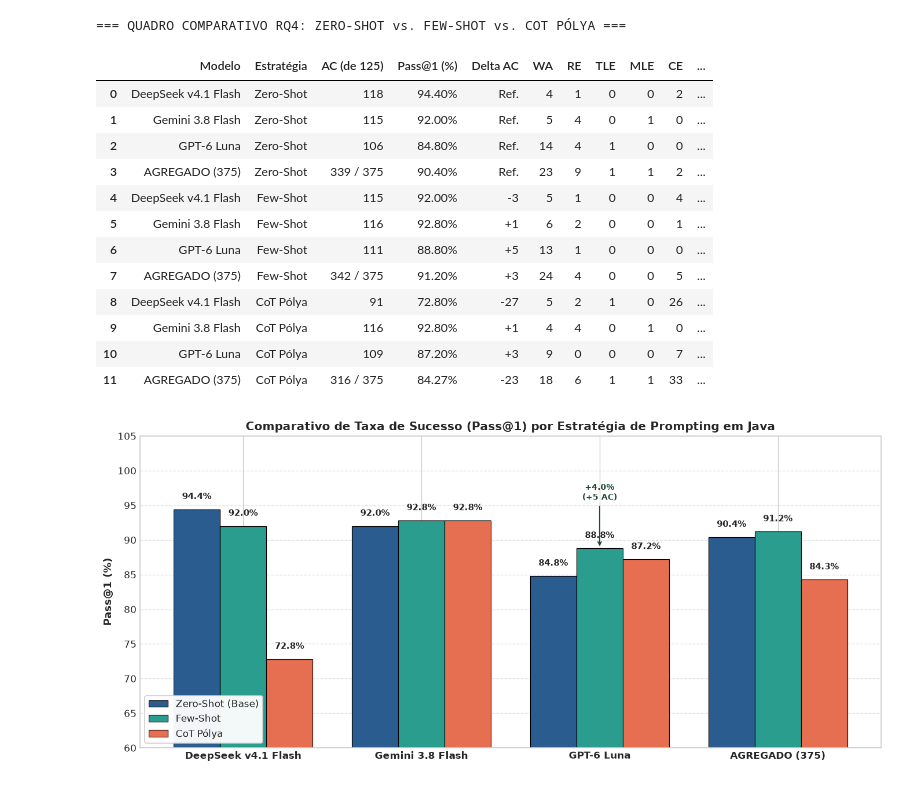
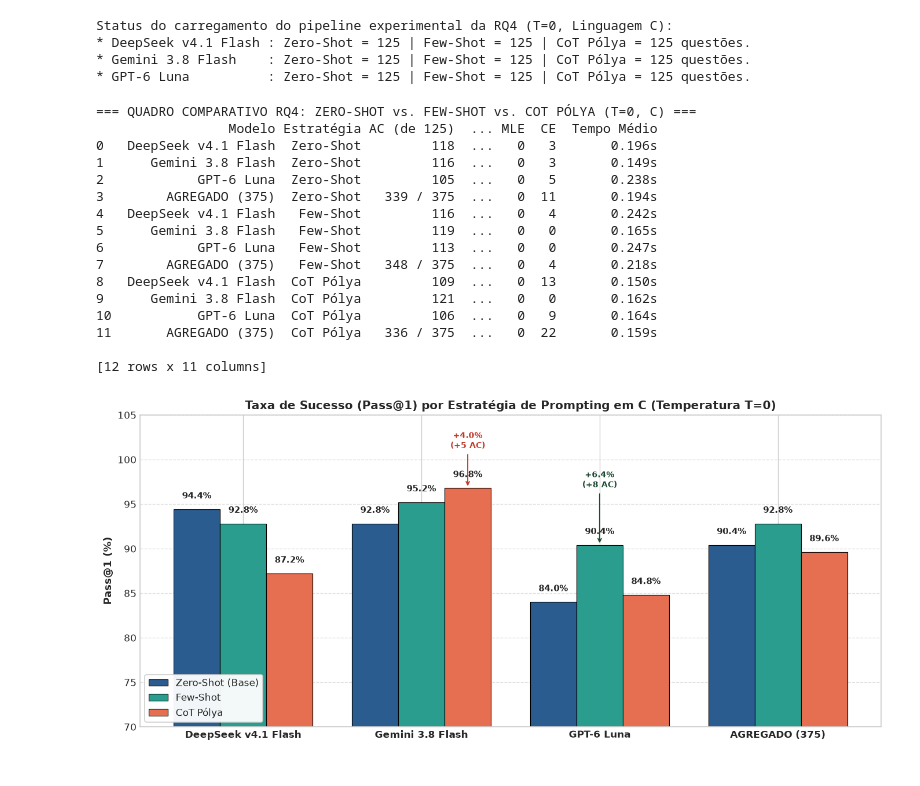
Before and after one commit to mestrevh/competitive-programming-bench, a Jupyter notebook: metrics/rq4.ipynb, the cells around one changed output. Saved outputs shown, nothing was run; the diff lists cells and outputs as text; code cells hidden in the pictures.

```diff
--- a/metrics/rq4.ipynb
+++ b/metrics/rq4.ipynb
@@ -190,8 +228,7 @@ display(df_baseline)
 # %%
-# Gráfico 1: Vereditos e Taxas de Acerto no Baseline Zero-Shot em Java
+# Gráfico 1: Vereditos e Taxas de Acerto no Baseline Zero-Shot em C (T=0)
 fig, (ax1, ax2) = plt.subplots(1, 2, figsize=(13.5, 4.8), gridspec_kw={'width_ratios': [1.5, 1]})
 
-# 1a. Decomposição de Vereditos por Modelo
 x = np.arange(len(main_models))
 bottom = np.zeros(len(main_models))
 
@@ -205,22 +242,21 @@ for v in verdict_order:
                          color='white' if v in ['AC', 'WA', 'RE'] else 'black', fontweight='bold', fontsize=9)
         bottom += np.array(vals)
 
-ax1.set_title("Decomposição de Vereditos no Baseline Java (Zero-Shot)")
+ax1.set_title("Decomposição de Vereditos no Baseline em C (Zero-Shot, T=0)")
 ax1.set_xticks(x)
 ax1.set_xticklabels(main_models)
 ax1.set_ylabel("Quantidade de Questões (Total = 125)")
 ax1.set_ylim(0, 135)
 ax1.legend(loc='upper right', frameon=True)
 
-# 1b. Comparativo de Pass@1
 accs = [(datas_zero_shot[m]['judge_predict'] == 'AC').mean() * 100 for m in main_models]
 bars2 = ax2.bar(x, accs, color=['#2b5c8f', '#457b9d', '#1d3557'], width=0.55, edgecolor='black', linewidth=0.8)
-ax2.set_title("Taxa de Sucesso (Pass@1) no Baseline Java")
+ax2.set_title("Taxa de Sucesso (Pass@1) no Baseline C (T=0)")
 ax2.set_xticks(x)
 ax2.set_xticklabels(main_models)
 ax2.set_ylabel("Pass@1 (%)")
 ax2.set_ylim(0, 105)
-ax2.axhline(90.40, color='red', linestyle='--', linewidth=1.2, label='Média Agregada Java (90.40%)')
+ax2.axhline(90.40, color='red', linestyle='--', linewidth=1.2, label='Média Agregada C (90.40%)')
 
 for bar in bars2:
     h = bar.get_height()
@@ -313,5 +278,18 @@ Status do carregamento do pipeline experimental da RQ4:
+# %%
+# Carregamento de Few-Shot e CoT Pólya em C (T=0)
+datas_few_shot = {m: load_prompt_results(slug, "few_shot_java", lang="c") for m, slug in model_slugs.items()}
+datas_cot_polya = {m: load_prompt_results(slug, "chain_of_thought_polya", lang="c") for m, slug in model_slugs.items()}
+
+print("Status do carregamento do pipeline experimental da RQ4 (T=0, Linguagem C):")
+for m in main_models:
+    print(f"* {m:20s}: Zero-Shot = {len(datas_zero_shot[m]):3d} | Few-Shot = {len(datas_few_shot[m]):3d} | CoT Pólya = {len(datas_cot_polya[m]):3d} questões.")
+# %% [output]
+Status do carregamento do pipeline experimental da RQ4 (T=0, Linguagem C):
+* DeepSeek v4.1 Flash : Zero-Shot = 125 | Few-Shot = 125 | CoT Pólya = 125 questões.
+* Gemini 3.8 Flash    : Zero-Shot = 125 | Few-Shot = 125 | CoT Pólya = 125 questões.
+* GPT-6 Luna          : Zero-Shot = 125 | Few-Shot = 125 | CoT Pólya = 125 questões.
 # %%
-# Consolidação do Quadro Comparativo da RQ4: Zero-Shot vs. Few-Shot vs. CoT Pólya
+# Consolidação do Quadro Comparativo da RQ4: Zero-Shot vs. Few-Shot vs. CoT Pólya (T=0, C)
 comparative_rows = []
 
 strategies = [
@@ -336,7 +314,6 @@ for strat_name, strat_dict in strategies:
         ce = vc.get("CE", 0)
         t_mean = df_sub["execution_time"].mean()
 
-        # Delta em relação ao Baseline Zero-Shot do mesmo modelo
         b_ac = (datas_zero_shot[m]["judge_predict"] == "AC").sum()
         delta_ac = ac - b_ac
 
@@ -380,71 +357,74 @@ for strat_name, strat_dict in strategies:
     })
 
 df_rq4_comp = pd.DataFrame(comparative_rows)
-print("=== QUADRO COMPARATIVO RQ4: ZERO-SHOT vs. FEW-SHOT vs. COT PÓLYA ===")
+print("=== QUADRO COMPARATIVO RQ4: ZERO-SHOT vs. FEW-SHOT vs. COT PÓLYA (T=0, C) ===")
 display(df_rq4_comp)
 # %% [output]
-=== QUADRO COMPARATIVO RQ4: ZERO-SHOT vs. FEW-SHOT vs. COT PÓLYA ===
+=== QUADRO COMPARATIVO RQ4: ZERO-SHOT vs. FEW-SHOT vs. COT PÓLYA (T=0, C) ===
+                 Modelo Estratégia AC (de 125)  ... MLE  CE  Tempo Médio
+0   DeepSeek v4.1 Flash  Zero-Shot         118  ...   0   3       0.196s
+1      Gemini 3.8 Flash  Zero-Shot         116  ...   0   3       0.149s
+2            GPT-6 Luna  Zero-Shot         105  ...   0   5       0.238s
+3        AGREGADO (375)  Zero-Shot   339 / 375  ...   0  11       0.194s
+4   DeepSeek v4.1 Flash   Few-Shot         116  ...   0   4       0.242s
+5      Gemini 3.8 Flash   Few-Shot         119  ...   0   0       0.165s
+6            GPT-6 Luna   Few-Shot         113  ...   0   0       0.247s
+7        AGREGADO (375)   Few-Shot   348 / 375  ...   0   4       0.218s
+8   DeepSeek v4.1 Flash  CoT Pólya         109  ...   0  13       0.150s
+9      Gemini 3.8 Flash  CoT Pólya         121  ...   0   0       0.162s
+10           GPT-6 Luna  CoT Pólya         106  ...   0   9       0.164s
+11       AGREGADO (375)  CoT Pólya   336 / 375  ...   0  22       0.159s
+
+[12 rows x 11 columns]
-|  | Modelo | Estratégia | AC (de 125) | Pass@1 (%) | Delta AC | WA | RE | TLE | MLE | CE | ... |
-| 0 | DeepSeek v4.1 Flash | Zero-Shot | 118 | 94.40% | Ref. | 4 | 1 | 0 | 0 | 2 | ... |
-| 1 | Gemini 3.8 Flash | Zero-Shot | 115 | 92.00% | Ref. | 5 | 4 | 0 | 1 | 0 | ... |
-| 2 | GPT-6 Luna | Zero-Shot | 106 | 84.80% | Ref. | 14 | 4 | 1 | 0 | 0 | ... |
-| 3 | AGREGADO (375) | Zero-Shot | 339 / 375 | 90.40% | Ref. | 23 | 9 | 1 | 1 | 2 | ... |
-| 4 | DeepSeek v4.1 Flash | Few-Shot | 115 | 92.00% | -3 | 5 | 1 | 0 | 0 | 4 | ... |
-| 5 | Gemini 3.8 Flash | Few-Shot | 116 | 92.80% | +1 | 6 | 2 | 0 | 0 | 1 | ... |
-| 6 | GPT-6 Luna | Few-Shot | 111 | 88.80% | +5 | 13 | 1 | 0 | 0 | 0 | ... |
-| 7 | AGREGADO (375) | Few-Shot | 342 / 375 | 91.20% | +3 | 24 | 4 | 0 | 0 | 5 | ... |
-| 8 | DeepSeek v4.1 Flash | CoT Pólya | 91 | 72.80% | -27 | 5 | 2 | 1 | 0 | 26 | ... |
-| 9 | Gemini 3.8 Flash | CoT Pólya | 116 | 92.80% | +1 | 4 | 4 | 0 | 1 | 0 | ... |
-| 10 | GPT-6 Luna | CoT Pólya | 109 | 87.20% | +3 | 9 | 0 | 0 | 0 | 7 | ... |
-| 11 | AGREGADO (375) | CoT Pólya | 316 / 375 | 84.27% | -23 | 18 | 6 | 1 | 1 | 33 | ... |
 # %%
-# Gráfico 2: Comparativo Direto de Taxa de Acerto (Pass@1) por Estratégia
+# Gráfico 2: Comparativo Direto de Taxa de Acerto (Pass@1) por Estratégia em C (T=0)
 fig, ax = plt.subplots(figsize=(11.5, 5.2))
 
 x_pos = np.arange(len(main_models) + 1)
 bar_width = 0.26
 
-# Coleta taxas individuais e agregadas
 zero_vals = [(datas_zero_shot[m]["judge_predict"] == "AC").mean() * 100 for m in main_models]
 few_vals = [(datas_few_shot[m]["judge_predict"] == "AC").mean() * 100 for m in main_models]
 cot_vals = [(datas_cot_polya[m]["judge_predict"] == "AC").mean() * 100 for m in main_models]
 
-# Agregados
 zero_vals.append(sum((datas_zero_shot[m]["judge_predict"] == "AC").sum() for m in main_models) / (TOTAL_PROBLEMS * 3) * 100)
 few_vals.append(sum((datas_few_shot[m]["judge_predict"] == "AC").sum() for m in main_models) / (TOTAL_PROBLEMS * 3) * 100)
 cot_vals.append(sum((datas_cot_polya[m]["judge_predict"] == "AC").sum() for m in main_models) / (TOTAL_PROBLEMS * 3) * 100)
 
 labels_x = main_models + ["AGREGADO (375)"]
 
 b1 = ax.bar(x_pos - bar_width, zero_vals, width=bar_width, label="Zero-Shot (Base)",
             color=PALETTE_STRAT['Zero-Shot'], edgecolor='black', linewidth=0.7)
 b2 = ax.bar(x_pos, few_vals, width=bar_width, label="Few-Shot",
             color=PALETTE_STRAT['Few-Shot'], edgecolor='black', linewidth=0.7)
 b3 = ax.bar(x_pos + bar_width, cot_vals, width=bar_width, label="CoT Pólya",
             color=PALETTE_STRAT['CoT Pólya'], edgecolor='black', linewidth=0.7)
 
-ax.set_title("Comparativo de Taxa de Sucesso (Pass@1) por Estratégia de Prompting em Java")
+ax.set_title("Taxa de Sucesso (Pass@1) por Estratégia de Prompting em C (Temperatura T=0)")
 ax.set_ylabel("Pass@1 (%)")
 ax.set_xticks(x_pos)
 ax.set_xticklabels(labels_x, fontweight='bold')
-ax.set_ylim(60, 105)
+ax.set_ylim(70, 105)
 ax.grid(axis='y', linestyle='--', alpha=0.6)
 ax.legend(loc='lower left', frameon=True, framealpha=0.95)
 
-# Anotações dos valores percentuais em cima de cada barra
 for bars in [b1, b2, b3]:
     for bar in bars:
         h = bar.get_height()
-        ax.text(bar.get_x() + bar.get_width() / 2, h + 1.2, f"{h:.1f}%",
+        ax.text(bar.get_x() + bar.get_width() / 2, h + 1.0, f"{h:.1f}%",
                 ha='center', va='bottom', fontsize=9, fontweight='bold')
 
 # Destaques analíticos pontuais
-ax.annotate('+4.0%\n(+5 AC)', xy=(x_pos[2], few_vals[2]), xytext=(x_pos[2], few_vals[2] + 7),
+ax.annotate('+6.4%\n(+8 AC)', xy=(x_pos[2], few_vals[2]), xytext=(x_pos[2], few_vals[2] + 6.5),
             ha='center', fontsize=8.5, fontweight='bold', color='#1b4931',
             arrowprops=dict(arrowstyle='->', color='#1b4931', lw=1.2))
 
+ax.annotate('+4.0%\n(+5 AC)', xy=(x_pos[1] + bar_width, cot_vals[1]), xytext=(x_pos[1] + bar_width, cot_vals[1] + 4.5),
+            ha='center', fontsize=8.5, fontweight='bold', color='#c0392b',
+            arrowprops=dict(arrowstyle='->', color='#c0392b', lw=1.2))
+
 plt.tight_layout()
 plt.show()
 # %% [output]
-[figure, old version]
+[figure, new version]
 # %%
```
Also changed, not shown: parts of 24 cells of this notebook, 9 other files.
